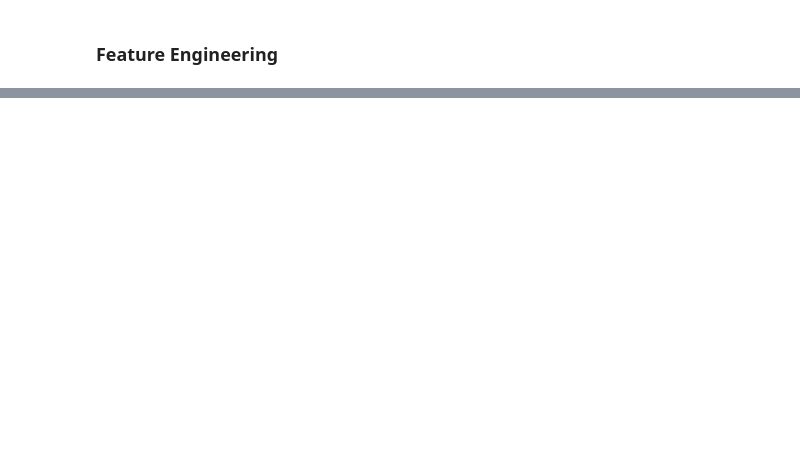
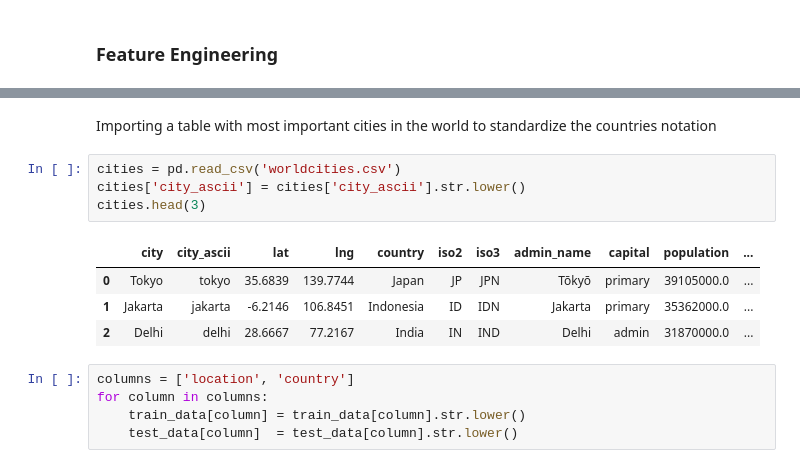
Before and after one commit to raissalohanna/DataLab-FinalProject, a Jupyter notebook: NLP Tweet Disaster.ipynb, the cells around one changed output, grey strips where cells are left out. Drawn from its saved outputs; the diff is of its cells as text; blank space fills up the shorter version.

```diff
--- a/NLP Tweet Disaster.ipynb
+++ b/NLP Tweet Disaster.ipynb
@@ -225,0 +376,16 @@ Word Cloud for Non-Disaster Tweets
+# %% [markdown]
+Importing a table with most important cities in the world to standardize the countries notation
+# %%
+cities = pd.read_csv('worldcities.csv')
+cities['city_ascii'] = cities['city_ascii'].str.lower()
+cities.head(3)
+# %% [output]
+|  | city | city_ascii | lat | lng | country | iso2 | iso3 | admin_name | capital | population | ... |
+| 0 | Tokyo | tokyo | 35.6839 | 139.7744 | Japan | JP | JPN | Tōkyō | primary | 39105000.0 | ... |
+| 1 | Jakarta | jakarta | -6.2146 | 106.8451 | Indonesia | ID | IDN | Jakarta | primary | 35362000.0 | ... |
+| 2 | Delhi | delhi | 28.6667 | 77.2167 | India | IN | IND | Delhi | admin | 31870000.0 | ... |
+# %%
+columns = ['location', 'country']
+for column in columns:
+    train_data[column] = train_data[column].str.lower()
+    test_data[column]  = test_data[column].str.lower()
```
Also changed, not shown: parts of 75 cells of this notebook.
